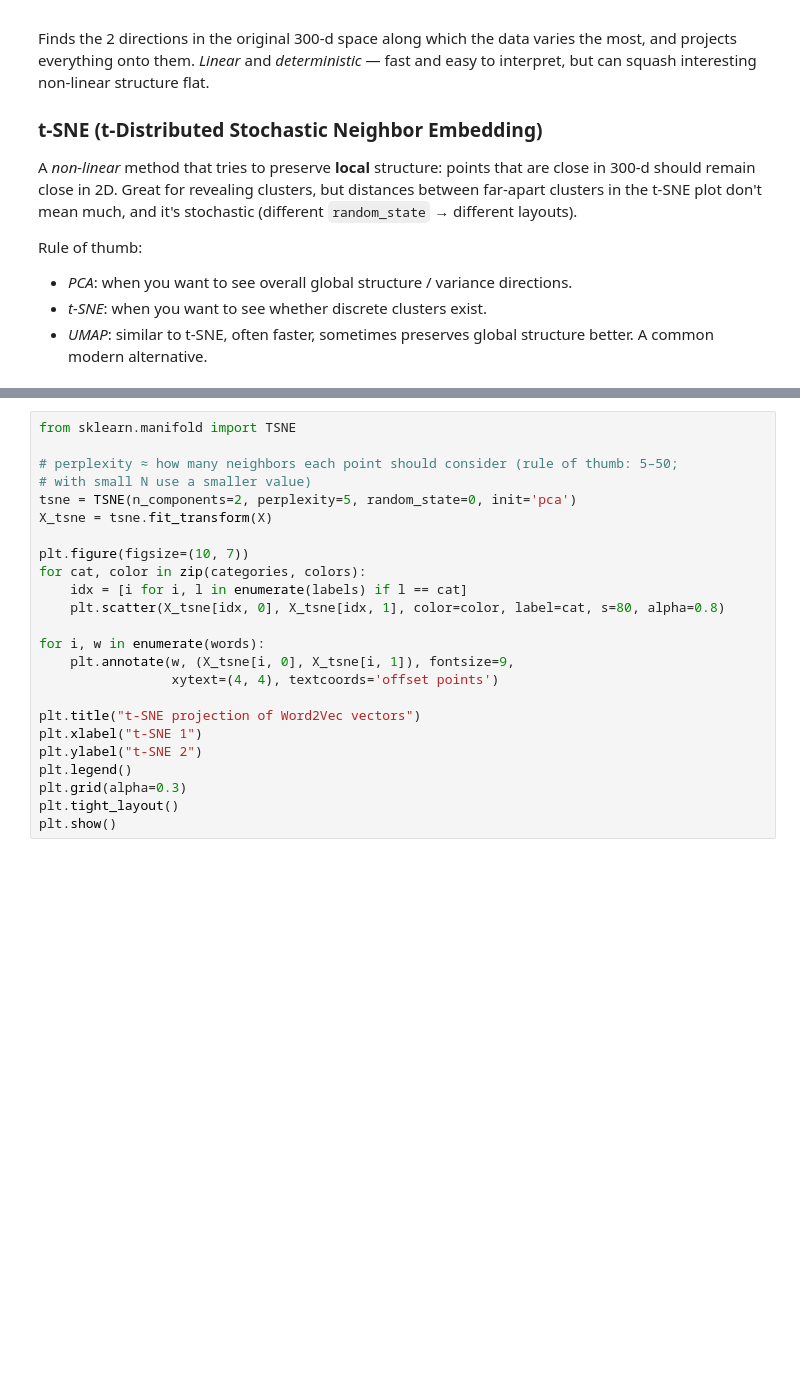
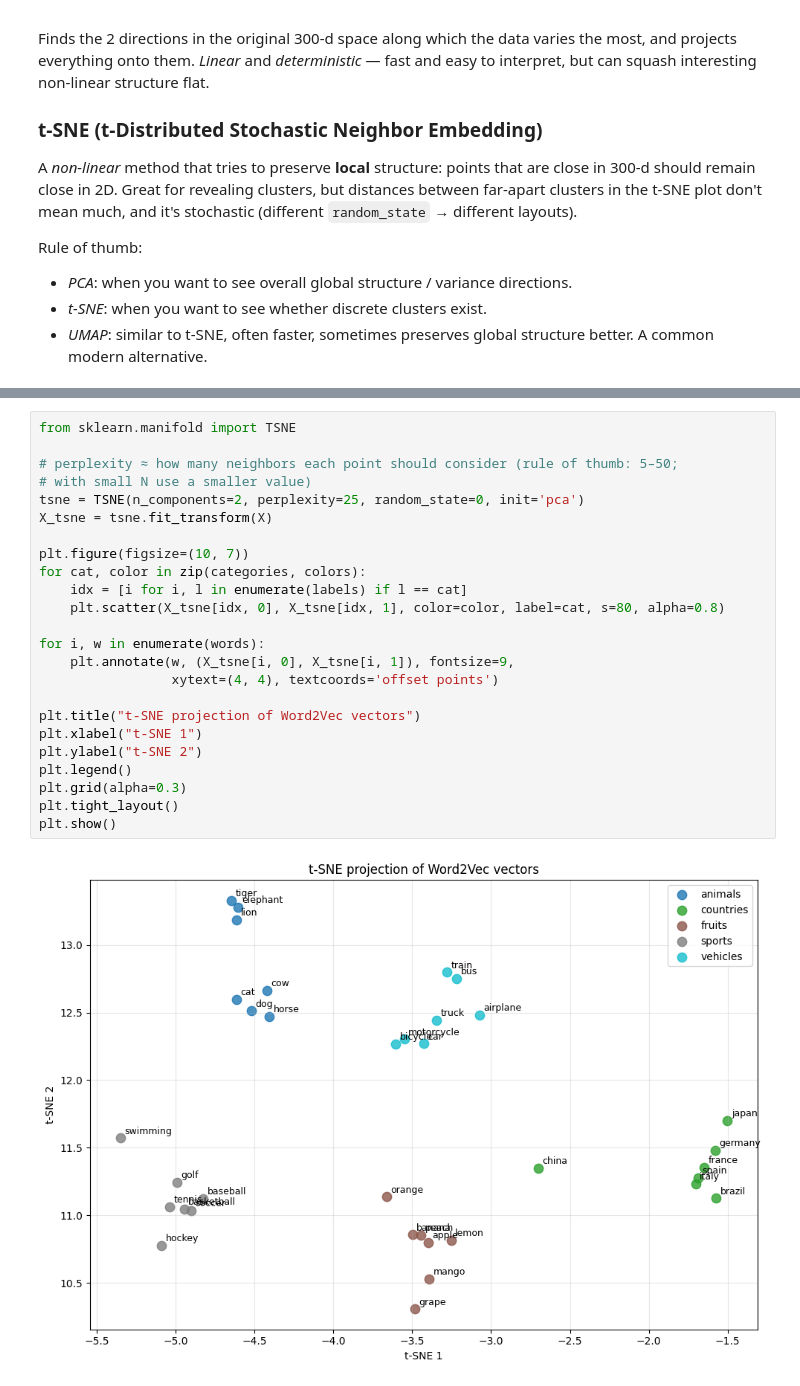
Before and after one commit to jeongnim078/NLP, a Jupyter notebook: text_vectorization.ipynb, the cells around one changed output, grey strips where cells are left out. Saved outputs shown, nothing was run; the diff lists cells and outputs as text; blank space fills up the shorter version.

```diff
--- a/text_vectorization.ipynb
+++ b/text_vectorization.ipynb
@@ -988,24 +1405,26 @@ plt.show()
 # %%
 from sklearn.manifold import TSNE
 
 # perplexity ≈ how many neighbors each point should consider (rule of thumb: 5–50;
 # with small N use a smaller value)
-tsne = TSNE(n_components=2, perplexity=5, random_state=0, init='pca')
+tsne = TSNE(n_components=2, perplexity=25, random_state=0, init='pca')
 X_tsne = tsne.fit_transform(X)
 
 plt.figure(figsize=(10, 7))
 for cat, color in zip(categories, colors):
     idx = [i for i, l in enumerate(labels) if l == cat]
     plt.scatter(X_tsne[idx, 0], X_tsne[idx, 1], color=color, label=cat, s=80, alpha=0.8)
 
 for i, w in enumerate(words):
     plt.annotate(w, (X_tsne[i, 0], X_tsne[i, 1]), fontsize=9,
                  xytext=(4, 4), textcoords='offset points')
 
 plt.title("t-SNE projection of Word2Vec vectors")
 plt.xlabel("t-SNE 1")
 plt.ylabel("t-SNE 2")
 plt.legend()
 plt.grid(alpha=0.3)
 plt.tight_layout()
 plt.show()
+# %% [output]
+[figure, added]
```
Also changed, not shown: parts of 51 cells of this notebook.
